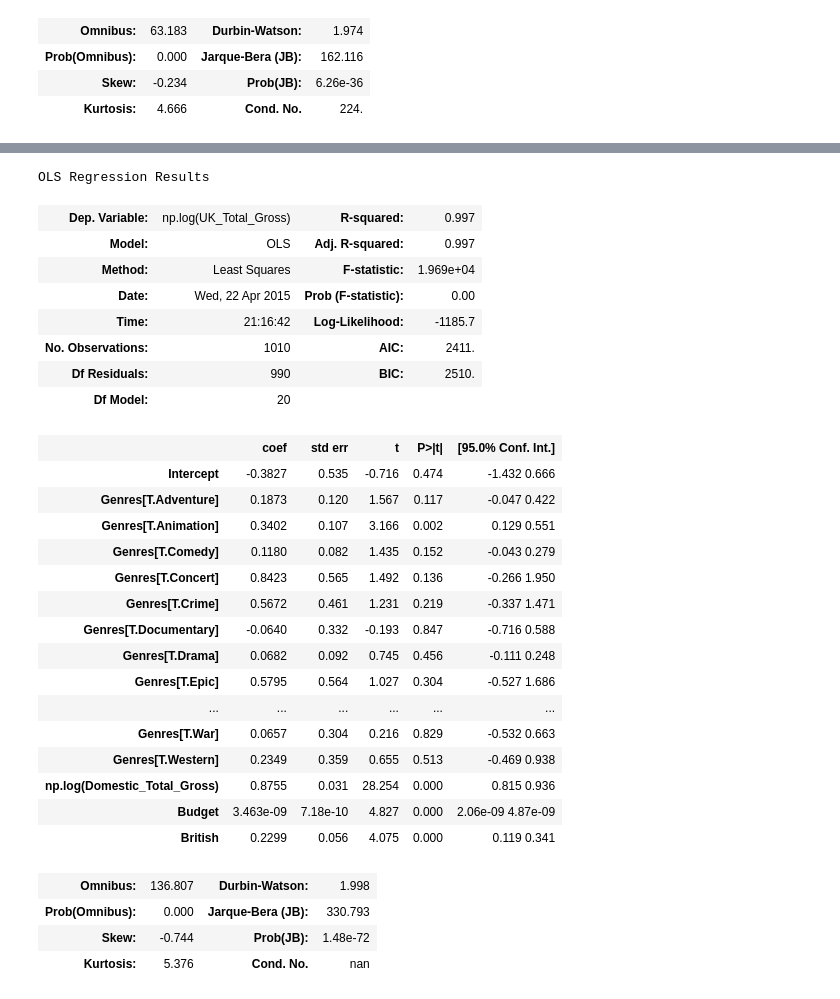
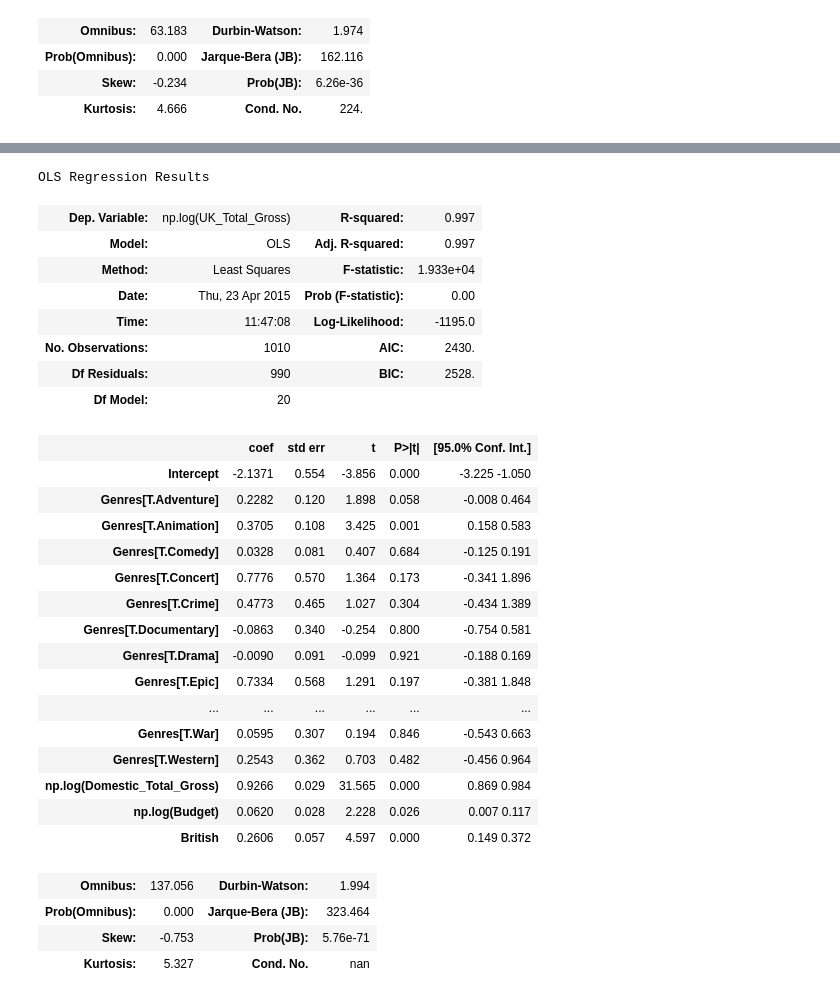
Before and after one commit to jodzi/luther, a Jupyter notebook: Data_Exploration.ipynb, the cells around one changed output, grey strips where cells are left out. Saved outputs shown, nothing was run; the diff lists cells and outputs as text; code cells hidden in the pictures.

```diff
--- a/Data_Exploration.ipynb
+++ b/Data_Exploration.ipynb
@@ -140,35 +97,35 @@ US_df
 # %%
-smf.ols("np.log(UK_Total_Gross) ~ np.log(Domestic_Total_Gross) + Genres + Budget + British", US_df_final).fit().summary()
+smf.ols("np.log(UK_Total_Gross) ~ np.log(Domestic_Total_Gross) + Genres + np.log(Budget) + British", US_final).fit().summary()
 # %% [output]
 OLS Regression Results
 | Dep. Variable: | np.log(UK_Total_Gross) | R-squared: | 0.997 |
 | Model: | OLS | Adj. R-squared: | 0.997 |
-| Method: | Least Squares | F-statistic: | 1.969e+04 |
-| Date: | Wed, 22 Apr 2015 | Prob (F-statistic): | 0.00 |
-| Time: | 21:16:42 | Log-Likelihood: | -1185.7 |
-| No. Observations: | 1010 | AIC: | 2411. |
-| Df Residuals: | 990 | BIC: | 2510. |
+| Method: | Least Squares | F-statistic: | 1.933e+04 |
+| Date: | Thu, 23 Apr 2015 | Prob (F-statistic): | 0.00 |
+| Time: | 11:47:08 | Log-Likelihood: | -1195.0 |
+| No. Observations: | 1010 | AIC: | 2430. |
+| Df Residuals: | 990 | BIC: | 2528. |
 | Df Model: | 20 |  |  |
 |  | coef | std err | t | P>|t| | [95.0% Conf. Int.] |
-| Intercept | -0.3827 | 0.535 | -0.716 | 0.474 | -1.432 0.666 |
-| Genres[T.Adventure] | 0.1873 | 0.120 | 1.567 | 0.117 | -0.047 0.422 |
-| Genres[T.Animation] | 0.3402 | 0.107 | 3.166 | 0.002 | 0.129 0.551 |
-| Genres[T.Comedy] | 0.1180 | 0.082 | 1.435 | 0.152 | -0.043 0.279 |
-| Genres[T.Concert] | 0.8423 | 0.565 | 1.492 | 0.136 | -0.266 1.950 |
-| Genres[T.Crime] | 0.5672 | 0.461 | 1.231 | 0.219 | -0.337 1.471 |
-| Genres[T.Documentary] | -0.0640 | 0.332 | -0.193 | 0.847 | -0.716 0.588 |
-| Genres[T.Drama] | 0.0682 | 0.092 | 0.745 | 0.456 | -0.111 0.248 |
-| Genres[T.Epic] | 0.5795 | 0.564 | 1.027 | 0.304 | -0.527 1.686 |
+| Intercept | -2.1371 | 0.554 | -3.856 | 0.000 | -3.225 -1.050 |
+| Genres[T.Adventure] | 0.2282 | 0.120 | 1.898 | 0.058 | -0.008 0.464 |
+| Genres[T.Animation] | 0.3705 | 0.108 | 3.425 | 0.001 | 0.158 0.583 |
+| Genres[T.Comedy] | 0.0328 | 0.081 | 0.407 | 0.684 | -0.125 0.191 |
+| Genres[T.Concert] | 0.7776 | 0.570 | 1.364 | 0.173 | -0.341 1.896 |
+| Genres[T.Crime] | 0.4773 | 0.465 | 1.027 | 0.304 | -0.434 1.389 |
+| Genres[T.Documentary] | -0.0863 | 0.340 | -0.254 | 0.800 | -0.754 0.581 |
+| Genres[T.Drama] | -0.0090 | 0.091 | -0.099 | 0.921 | -0.188 0.169 |
+| Genres[T.Epic] | 0.7334 | 0.568 | 1.291 | 0.197 | -0.381 1.848 |
 | ... | ... | ... | ... | ... | ... |
-| Genres[T.War] | 0.0657 | 0.304 | 0.216 | 0.829 | -0.532 0.663 |
-| Genres[T.Western] | 0.2349 | 0.359 | 0.655 | 0.513 | -0.469 0.938 |
-| np.log(Domestic_Total_Gross) | 0.8755 | 0.031 | 28.254 | 0.000 | 0.815 0.936 |
-| Budget | 3.463e-09 | 7.18e-10 | 4.827 | 0.000 | 2.06e-09 4.87e-09 |
-| British | 0.2299 | 0.056 | 4.075 | 0.000 | 0.119 0.341 |
+| Genres[T.War] | 0.0595 | 0.307 | 0.194 | 0.846 | -0.543 0.663 |
+| Genres[T.Western] | 0.2543 | 0.362 | 0.703 | 0.482 | -0.456 0.964 |
+| np.log(Domestic_Total_Gross) | 0.9266 | 0.029 | 31.565 | 0.000 | 0.869 0.984 |
+| np.log(Budget) | 0.0620 | 0.028 | 2.228 | 0.026 | 0.007 0.117 |
+| British | 0.2606 | 0.057 | 4.597 | 0.000 | 0.149 0.372 |
-| Omnibus: | 136.807 | Durbin-Watson: | 1.998 |
-| Prob(Omnibus): | 0.000 | Jarque-Bera (JB): | 330.793 |
-| Skew: | -0.744 | Prob(JB): | 1.48e-72 |
-| Kurtosis: | 5.376 | Cond. No. | nan |
+| Omnibus: | 137.056 | Durbin-Watson: | 1.994 |
+| Prob(Omnibus): | 0.000 | Jarque-Bera (JB): | 323.464 |
+| Skew: | -0.753 | Prob(JB): | 5.76e-71 |
+| Kurtosis: | 5.327 | Cond. No. | nan |
 # %%
 US_df_final.to_csv('US_final.csv')
 # %%
```
Also changed, not shown: parts of 11 cells of this notebook, 9 other files.
